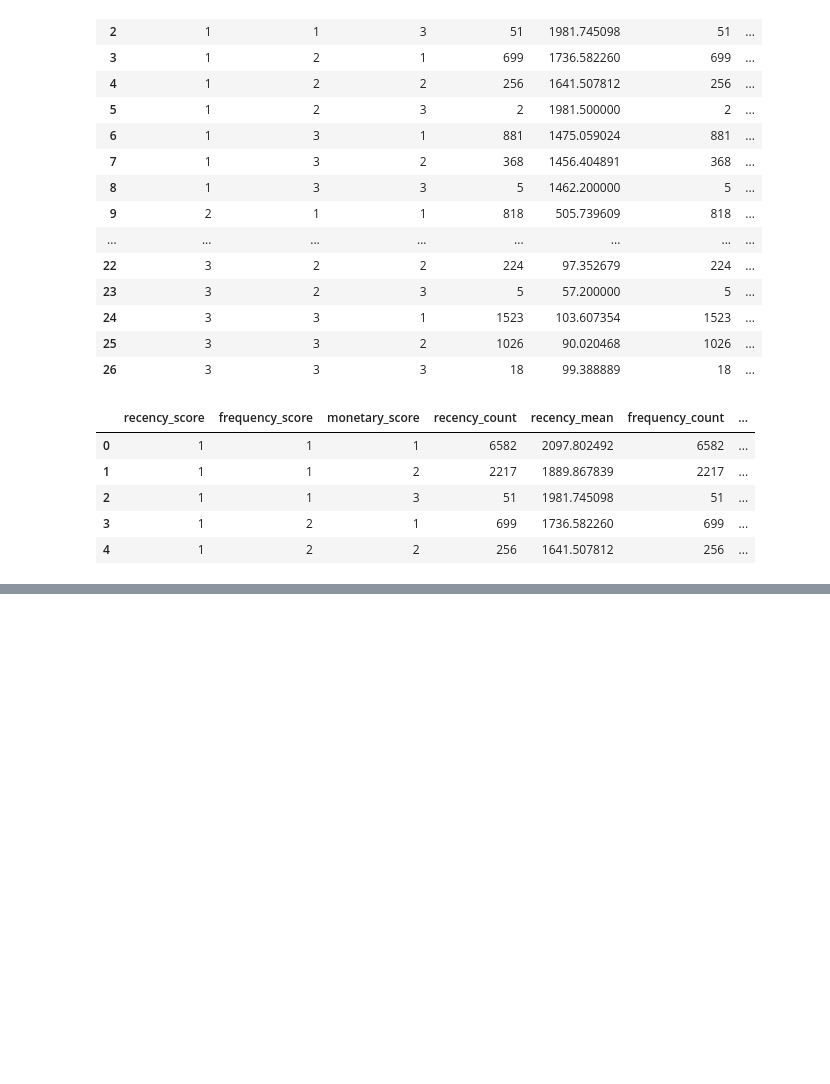
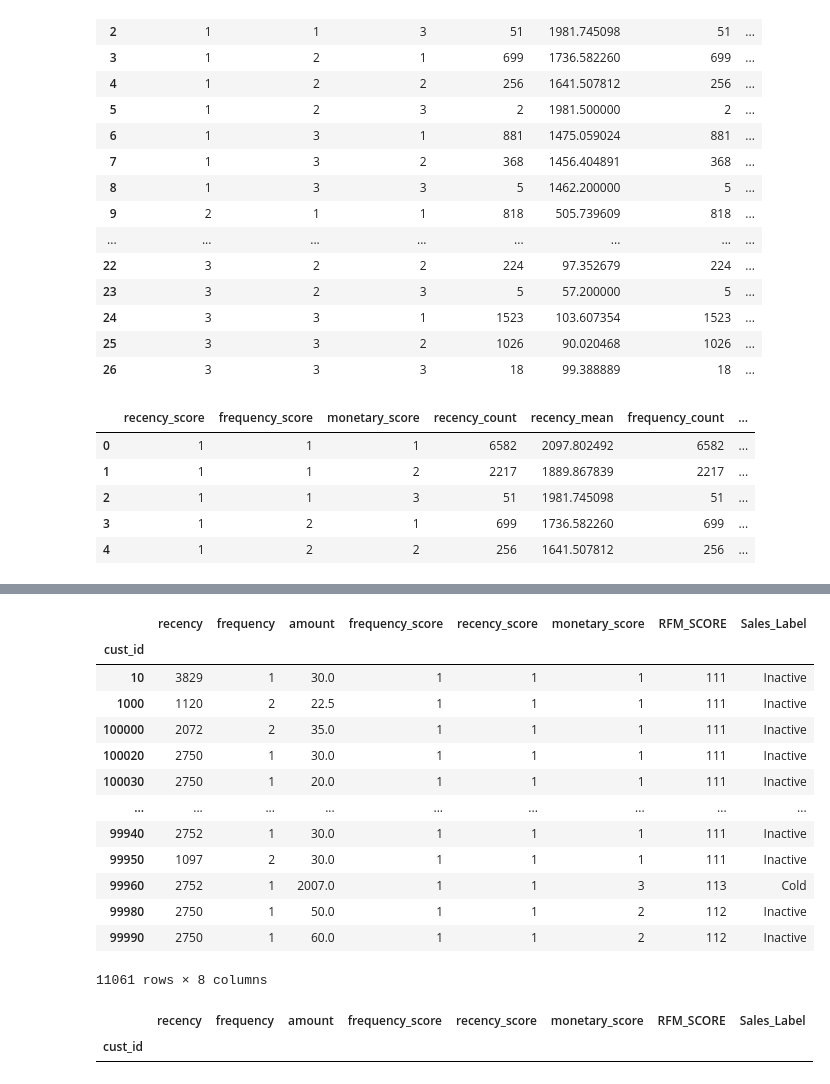
Before and after one commit to Rajdeep-personal/Recency_Frequency_Monetary_Analysis, a Jupyter notebook: RFM_Analysis.ipynb, the cells around one changed output, grey strips where cells are left out. Saved outputs shown, nothing was run; the diff lists cells and outputs as text; code cells hidden in the pictures; blank space fills up the shorter version.

```diff
--- a/RFM_Analysis.ipynb
+++ b/RFM_Analysis.ipynb
@@ -617,0 +775,23 @@ cross_table.head()
+# %%
+label = ['Active','Cold','Inactive']
+cust.loc[cust['Sales_Label'].isin(label)]
+# %% [output]
+|  | recency | frequency | amount | frequency_score | recency_score | monetary_score | RFM_SCORE | Sales_Label |
+| cust_id |  |  |  |  |  |  |  |  |
+| 10 | 3829 | 1 | 30.0 | 1 | 1 | 1 | 111 | Inactive |
+| 1000 | 1120 | 2 | 22.5 | 1 | 1 | 1 | 111 | Inactive |
+| 100000 | 2072 | 2 | 35.0 | 1 | 1 | 1 | 111 | Inactive |
+| 100020 | 2750 | 1 | 30.0 | 1 | 1 | 1 | 111 | Inactive |
+| 100030 | 2750 | 1 | 20.0 | 1 | 1 | 1 | 111 | Inactive |
+| ... | ... | ... | ... | ... | ... | ... | ... | ... |
+| 99940 | 2752 | 1 | 30.0 | 1 | 1 | 1 | 111 | Inactive |
+| 99950 | 1097 | 2 | 30.0 | 1 | 1 | 1 | 111 | Inactive |
+| 99960 | 2752 | 1 | 2007.0 | 1 | 1 | 3 | 113 | Cold |
+| 99980 | 2750 | 1 | 50.0 | 1 | 1 | 2 | 112 | Inactive |
+| 99990 | 2750 | 1 | 60.0 | 1 | 1 | 2 | 112 | Inactive |
+11061 rows × 8 columns
+# %%
+cust.loc[cust['Sales_Label'] == 'Active']
+# %% [output]
+|  | recency | frequency | amount | frequency_score | recency_score | monetary_score | RFM_SCORE | Sales_Label |
+| cust_id |  |  |  |  |  |  |  |  |
```
Also changed, not shown: parts of 35 cells of this notebook.
